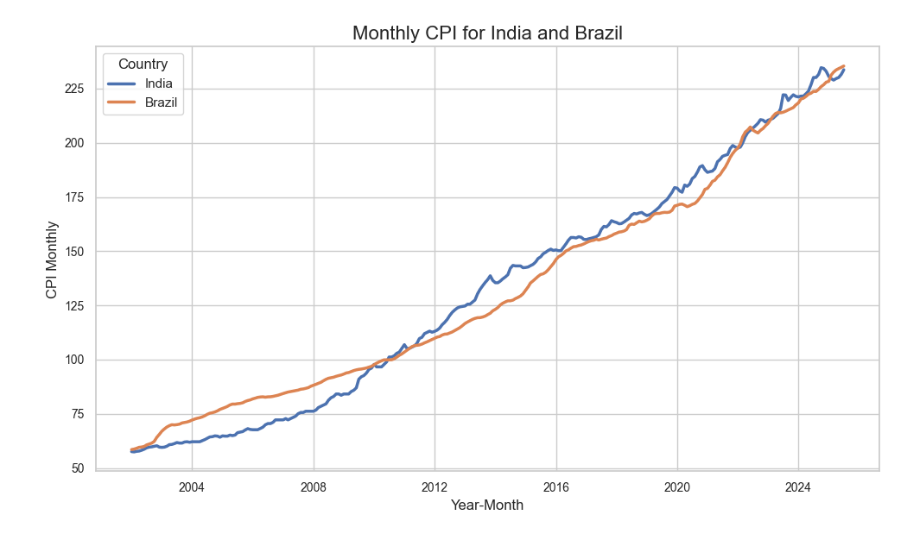
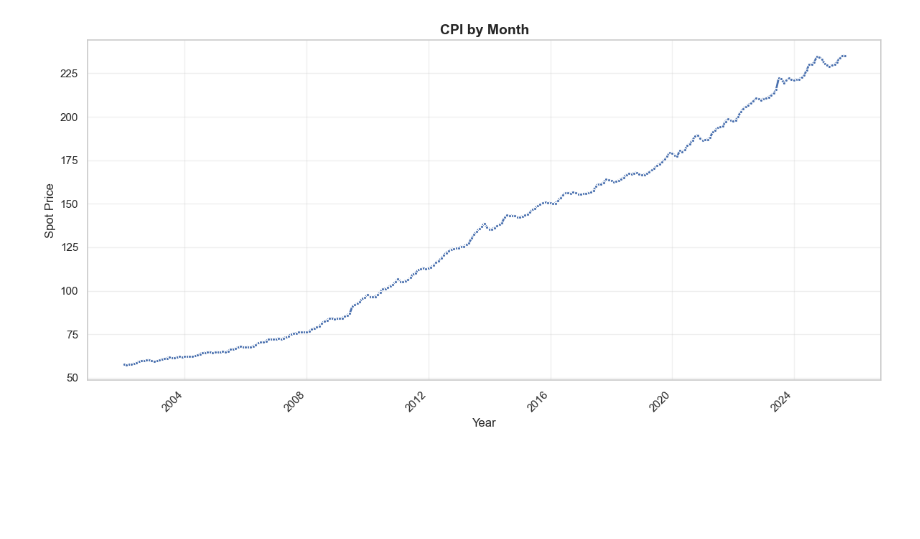
Before and after one commit to abhinavvictor7668/time_series_project, a Jupyter notebook: 2_basic_timesereis.ipynb, the cells around one changed output. Saved outputs shown, nothing was run; the diff lists cells and outputs as text; code cells hidden in the pictures; blank space fills up the shorter version.

```diff
--- a/2_basic_timesereis.ipynb
+++ b/2_basic_timesereis.ipynb
@@ -187,20 +158,14 @@ Year_Month
 Name: Spot_Price, dtype: float64
 # %%
-# Line plot of CPI of India by Month
-sns.set_theme(style="whitegrid", palette="deep")
-plt.figure(figsize=(10, 6))
-plt.title("Monthly CPI for India and Brazil", fontsize=16)
-sns.lineplot(data=df,x="Year_Month",y="India",label="India",
-            errorbar=None,linewidth=2.5)
-sns.lineplot(data=df,x="Year_Month",y="Brazil",label="Brazil",
-            errorbar=None,linewidth=2.5)
-
-plt.xlabel("Year-Month", fontsize=12)
-plt.ylabel("CPI Monthly", fontsize=12)
-plt.xticks(fontsize=10)
-plt.yticks(fontsize=10)
-plt.legend(title="Country", loc="upper left")
+# Lineplot of India CPI by Month
+plt.figure(figsize=(12, 6))
+sns.lineplot(data=df, x="Year_Month", y="CPI", marker=".", linewidth=2)
+plt.title("CPI by Month", fontsize=14, weight="bold")
+plt.xlabel("Year", fontsize=12)
+plt.ylabel("Spot Price", fontsize=12)
+plt.xticks(rotation=45, ha="right")
+plt.grid(alpha=0.3)
 plt.tight_layout()
 plt.show()
 # %% [output]
-[figure, old version]
+[figure, new version]
```
Also changed, not shown: parts of 20 cells of this notebook, 11 other files.
